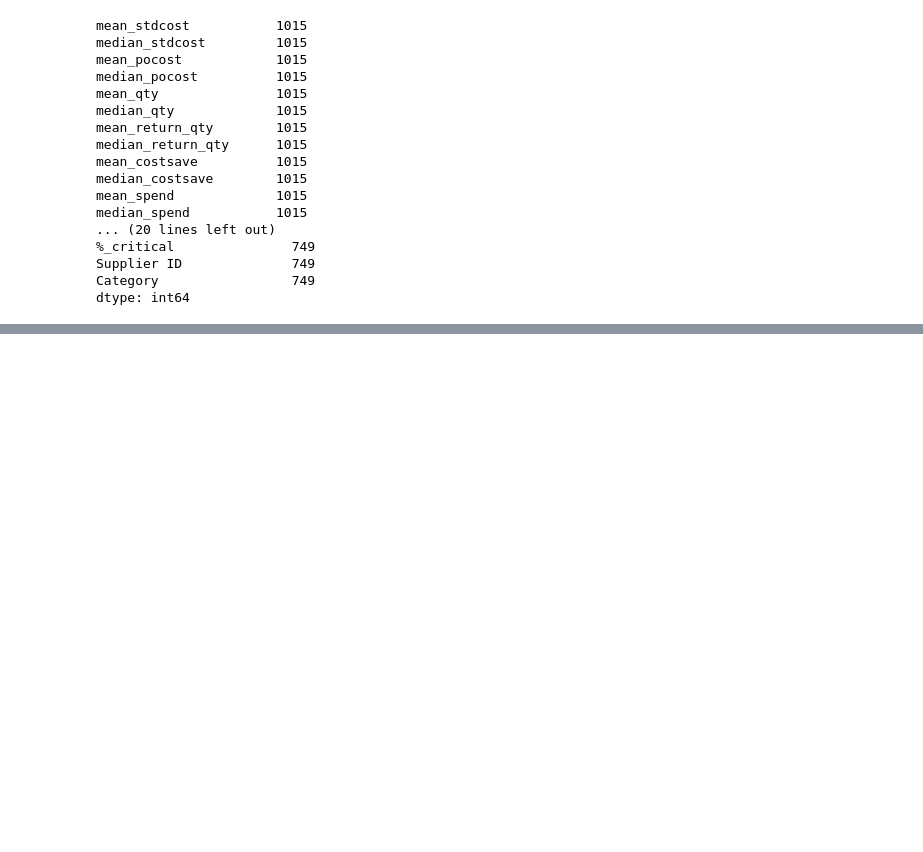
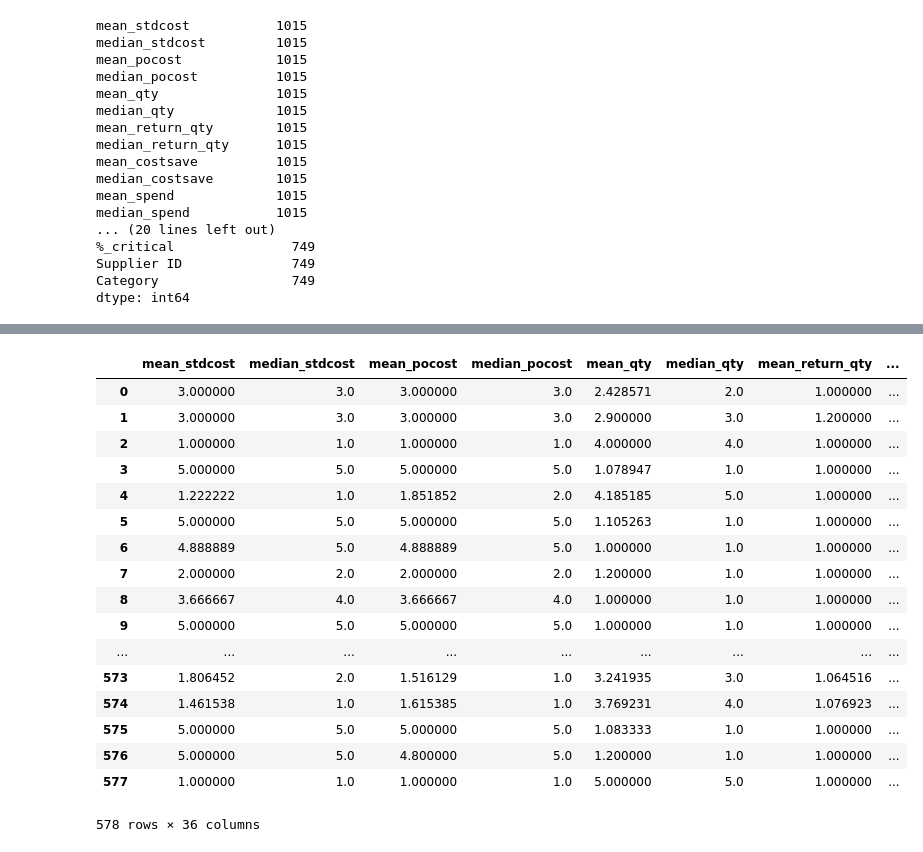
Before and after one commit to gnaven/Harris_Risk_Analysis, a Jupyter notebook: Harris Data/new_data/data_prep.ipynb, the cells around one changed output, grey strips where cells are left out. Saved outputs shown, nothing was run; the diff lists cells and outputs as text; code cells hidden in the pictures; blank space fills up the shorter version.

```diff
--- a/Harris Data/new_data/data_prep.ipynb
+++ b/Harris Data/new_data/data_prep.ipynb
@@ -469,0 +530,13 @@ join.to_csv("join.csv", index = False)
+# %%
+# drop na and remove irrelevant columns
+
+del scorecard['Period']
+del scorecard['QualityRating']
+del scorecard['DeliveryRating']
+del scorecard['TotalRating']
+del scorecard['TotalScore']
+
+
+scorecard = scorecard.dropna()
+
+scorecard
@@ -469,0 +562,22 @@ join.to_csv("join.csv", index = False)
+# %%
+# bin scorecard to risk and aggregate
+
+rating_dict = {5:1, 4:2, 3:3, 2:4, 1:5}
+
+scorecard['Quality'] = [rating_dict[i] for i in scorecard['QualityScore']]
+scorecard['Delivery'] = [rating_dict[i] for i in scorecard['DeliveryScore']]
+
+del scorecard['QualityScore']
+del scorecard['DeliveryScore']
+
+scorecard_agg = pd.DataFrame();
+
+scorecard_agg['quality_risk_mean'] = scorecard.groupby(['Vendor Code'])['Quality'].mean()
+scorecard_agg['quality_risk_median'] = scorecard.groupby(['Vendor Code'])['Quality'].median()
+scorecard_agg['delivery_risk_mean'] = scorecard.groupby(['Vendor Code'])['Delivery'].mean()
+scorecard_agg['delivery_risk_median'] = scorecard.groupby(['Vendor Code'])['Delivery'].median()
+
+scorecard_agg['SupplierID'] = scorecard_agg.index
+scorecard_agg.index = range(len(scorecard_agg))
+
+scorecard_agg
@@ -469,0 +611,27 @@ join.to_csv("join.csv", index = False)
+# %%
+# join join with scorecard
+
+join_with_scorecard = join.merge(scorecard_agg, on = ["SupplierID"], how = 'inner')
+
+del join_with_scorecard['Supplier ID']
+
+join_with_scorecard
+# %% [output]
+|  | mean_stdcost | median_stdcost | mean_pocost | median_pocost | mean_qty | median_qty | mean_return_qty | ... |
+| 0 | 3.000000 | 3.0 | 3.000000 | 3.0 | 2.428571 | 2.0 | 1.000000 | ... |
+| 1 | 3.000000 | 3.0 | 3.000000 | 3.0 | 2.900000 | 3.0 | 1.200000 | ... |
+| 2 | 1.000000 | 1.0 | 1.000000 | 1.0 | 4.000000 | 4.0 | 1.000000 | ... |
+| 3 | 5.000000 | 5.0 | 5.000000 | 5.0 | 1.078947 | 1.0 | 1.000000 | ... |
+| 4 | 1.222222 | 1.0 | 1.851852 | 2.0 | 4.185185 | 5.0 | 1.000000 | ... |
+| 5 | 5.000000 | 5.0 | 5.000000 | 5.0 | 1.105263 | 1.0 | 1.000000 | ... |
+| 6 | 4.888889 | 5.0 | 4.888889 | 5.0 | 1.000000 | 1.0 | 1.000000 | ... |
+| 7 | 2.000000 | 2.0 | 2.000000 | 2.0 | 1.200000 | 1.0 | 1.000000 | ... |
+| 8 | 3.666667 | 4.0 | 3.666667 | 4.0 | 1.000000 | 1.0 | 1.000000 | ... |
+| 9 | 5.000000 | 5.0 | 5.000000 | 5.0 | 1.000000 | 1.0 | 1.000000 | ... |
+| ... | ... | ... | ... | ... | ... | ... | ... | ... |
+| 573 | 1.806452 | 2.0 | 1.516129 | 1.0 | 3.241935 | 3.0 | 1.064516 | ... |
+| 574 | 1.461538 | 1.0 | 1.615385 | 1.0 | 3.769231 | 4.0 | 1.076923 | ... |
+| 575 | 5.000000 | 5.0 | 5.000000 | 5.0 | 1.083333 | 1.0 | 1.000000 | ... |
+| 576 | 5.000000 | 5.0 | 4.800000 | 5.0 | 1.200000 | 1.0 | 1.000000 | ... |
+| 577 | 1.000000 | 1.0 | 1.000000 | 1.0 | 5.000000 | 5.0 | 1.000000 | ... |
+578 rows × 36 columns
```
Also changed, not shown: parts of 9 cells of this notebook, 2 other files.
